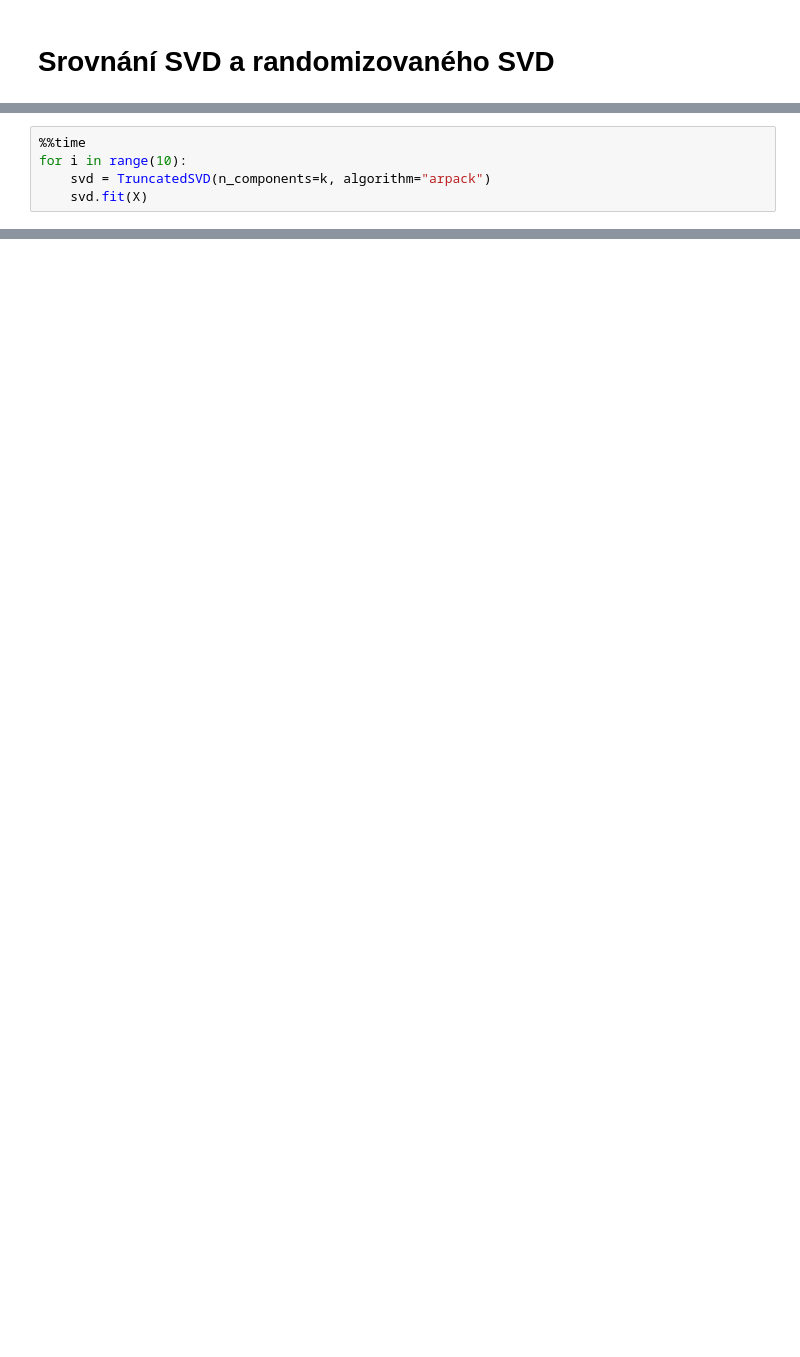
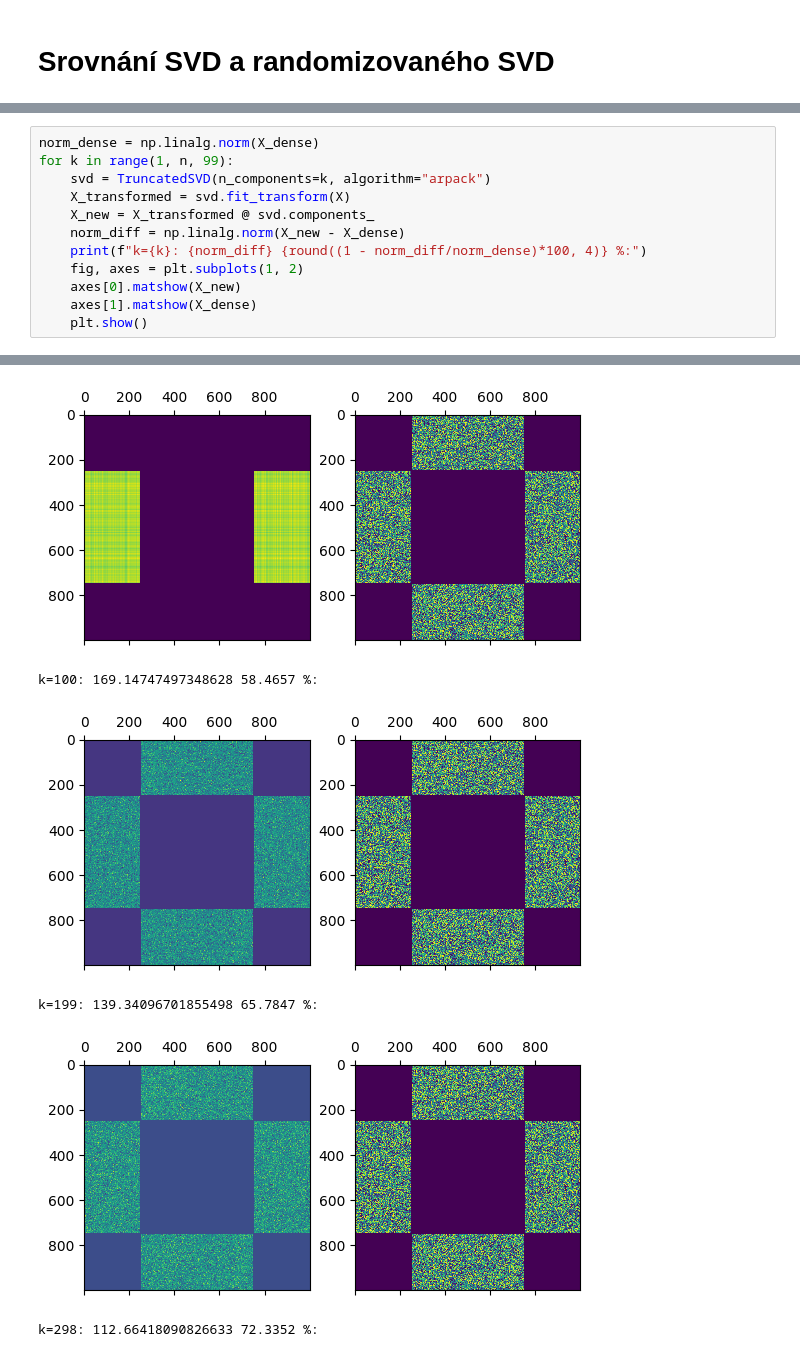
Before and after one commit to OndrejKucera77/numlingebra2, a Jupyter notebook: kod.ipynb, the cells around one changed output, grey strips where cells are left out. Saved outputs shown, nothing was run; the diff lists cells and outputs as text; blank space fills up the shorter version.

```diff
--- a/kod.ipynb
+++ b/kod.ipynb
@@ -33,6 +33,13 @@ print(X)
 # %%
-%%time
-for i in range(10):
+norm_dense = np.linalg.norm(X_dense)
+for k in range(1, n, 99):
     svd = TruncatedSVD(n_components=k, algorithm="arpack")
-    svd.fit(X)
+    X_transformed = svd.fit_transform(X)
+    X_new = X_transformed @ svd.components_
+    norm_diff = np.linalg.norm(X_new - X_dense)
+    print(f"k={k}: {norm_diff} {round((1 - norm_diff/norm_dense)*100, 4)} %:")
+    fig, axes = plt.subplots(1, 2)
+    axes[0].matshow(X_new)
+    axes[1].matshow(X_dense)
+    plt.show()
 # %% [output]
@@ -40,0 +47,6 @@ Wall time: 3min 6s
+[figure, added]
+k=100: 169.14747497348628 58.4657 %:
+[figure, added]
+k=199: 139.34096701855498 65.7847 %:
+[figure, added]
+k=298: 112.66418090826633 72.3352 %:
```
Also changed, not shown: parts of 5 cells of this notebook.
